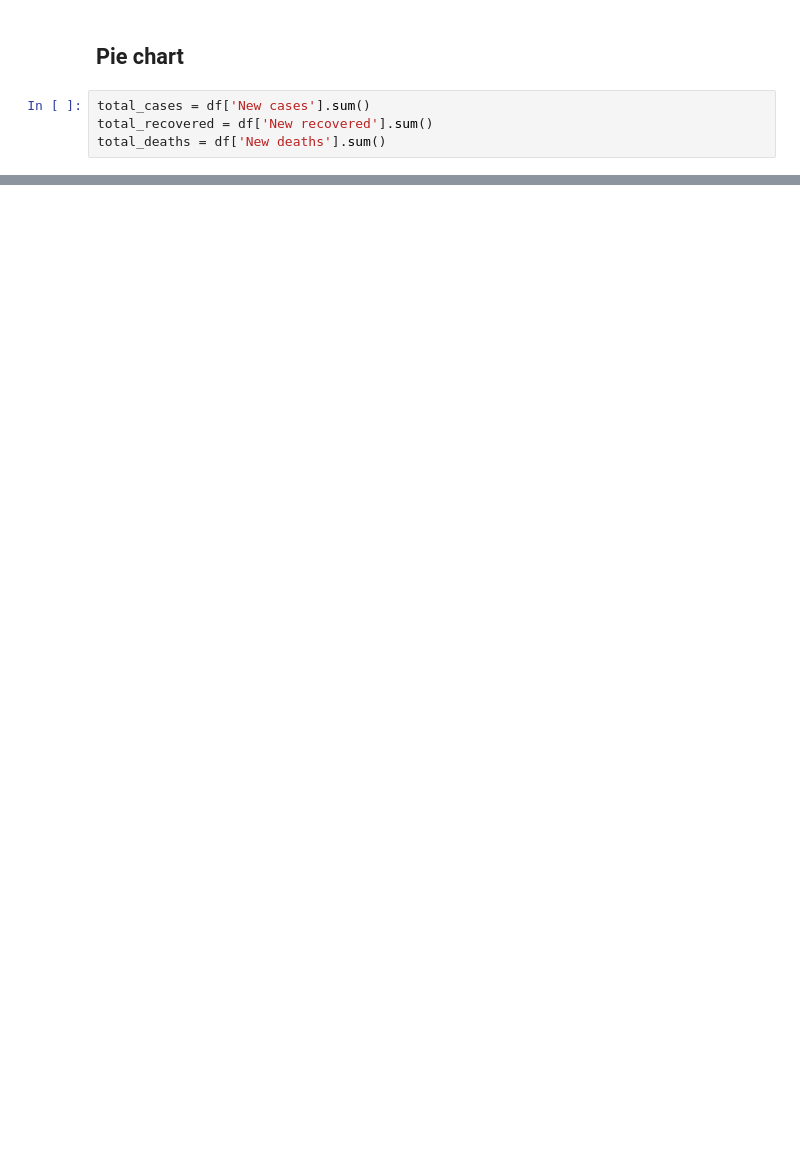
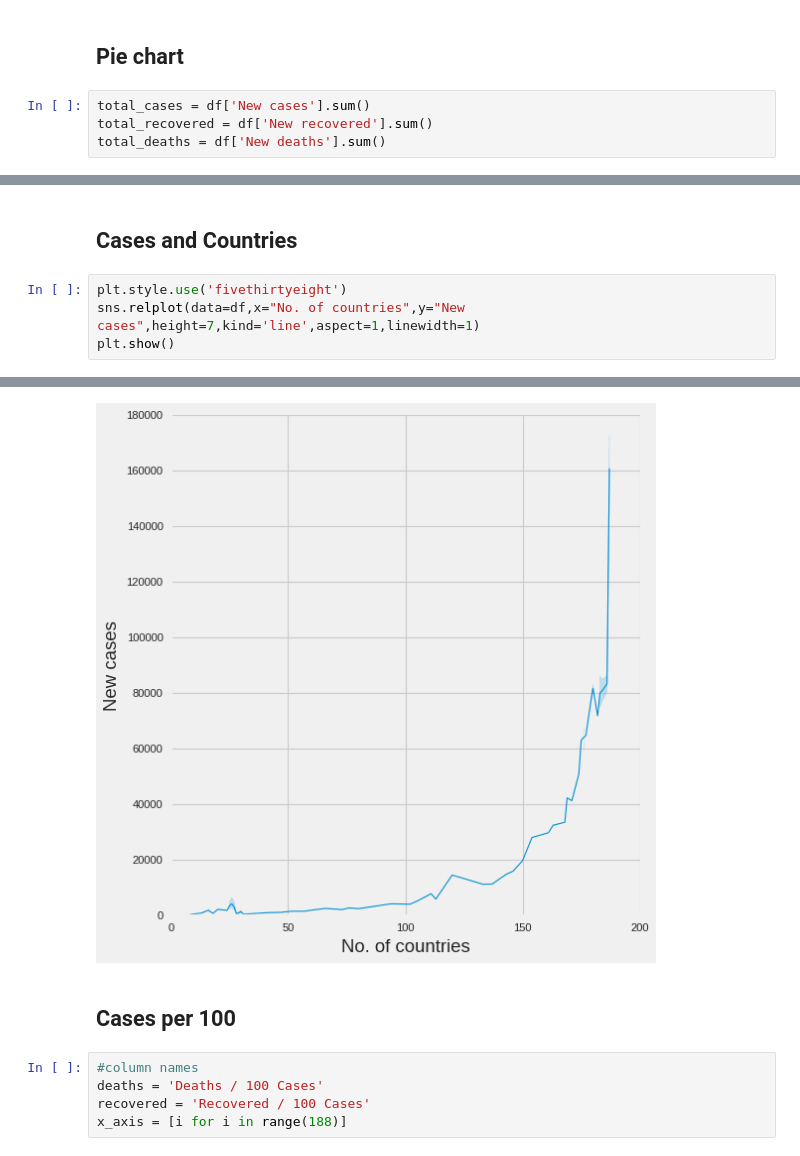
Before and after one commit to NaNdalal-dev/DataScience, a Jupyter notebook: project_day_wise_analysis/covid day wise analysis.ipynb, the cells around one changed output, grey strips where cells are left out. Cells and saved outputs as stored; diff of their text form; blank space fills up the shorter version.

```diff
--- a/project_day_wise_analysis/covid day wise analysis.ipynb
+++ b/project_day_wise_analysis/covid day wise analysis.ipynb
@@ -66,0 +74,7 @@ plt.show()
+# %% [markdown]
+## Cases and Countries
+# %%
+plt.style.use('fivethirtyeight')
+sns.relplot(data=df,x="No. of countries",y="New cases",height=7,kind='line',aspect=1,linewidth=1)
+plt.show()
+# %% [output]
@@ -66,0 +84,8 @@ plt.show()
+[figure, added]
+# %% [markdown]
+## Cases per 100
+# %%
+#column names
+deaths = 'Deaths / 100 Cases'
+recovered = 'Recovered / 100 Cases'
+x_axis = [i for i in range(188)]
```
Also changed, not shown: parts of 6 cells of this notebook.
